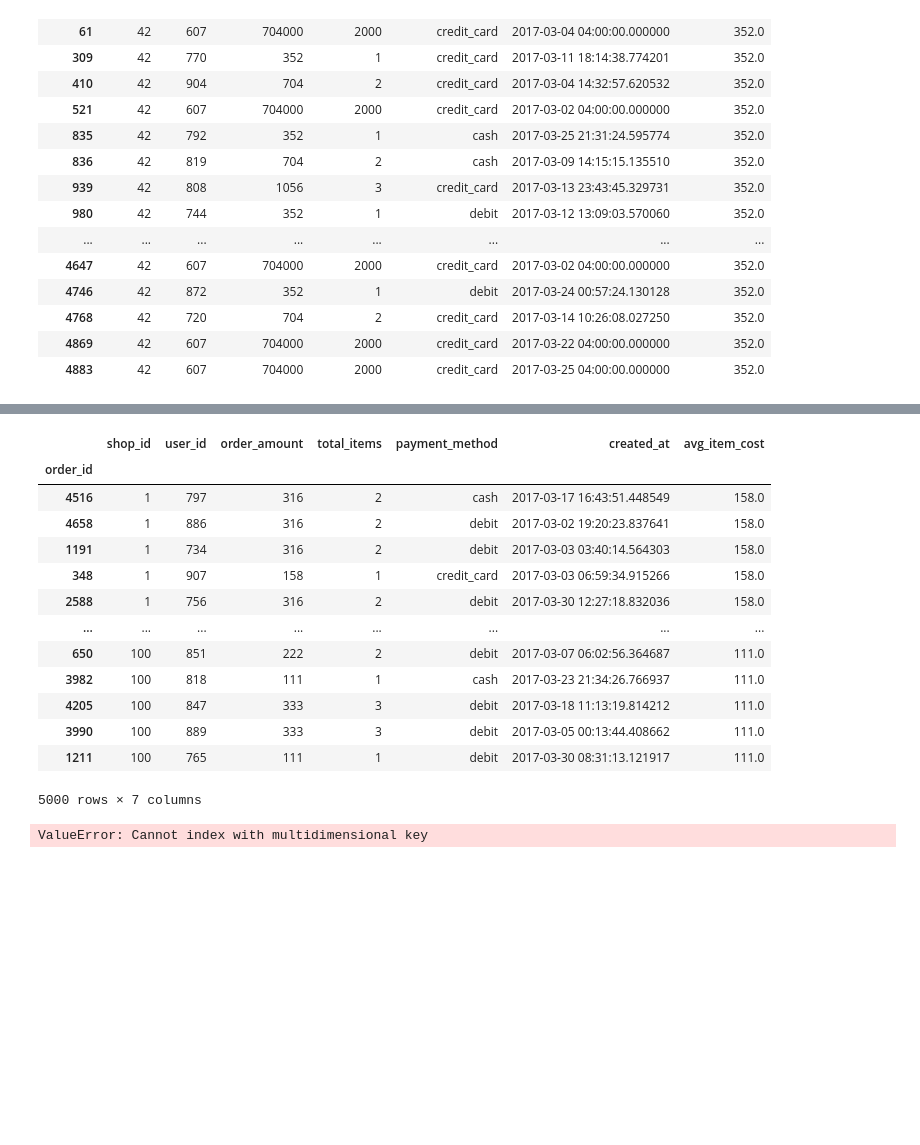
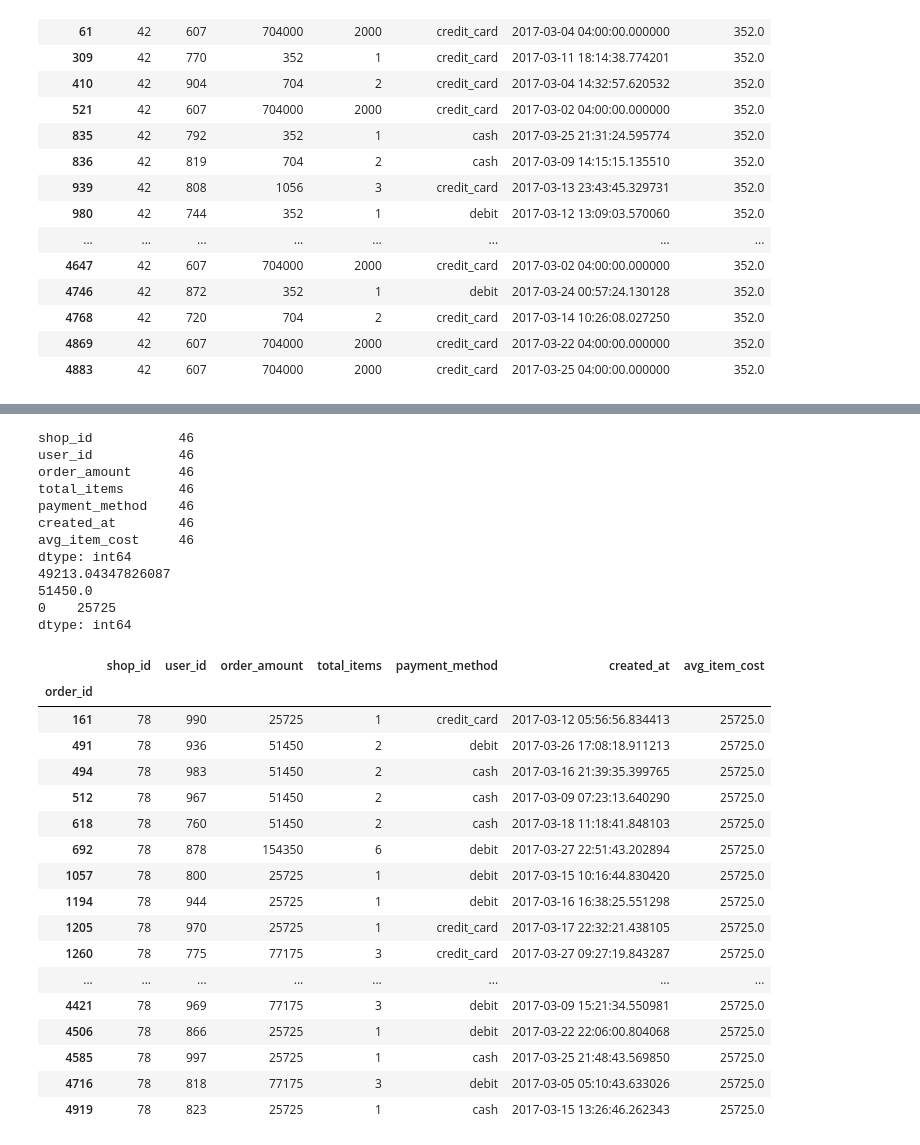
Before and after one commit to smjuni/Shopify_Sneakers, a Jupyter notebook: sneaker_analysis.ipynb, the cells around one changed output, grey strips where cells are left out. Drawn from its saved outputs; the diff is of its cells as text; code cells hidden in the pictures; blank space fills up the shorter version.

```diff
--- a/sneaker_analysis.ipynb
+++ b/sneaker_analysis.ipynb
@@ -210,24 +208,39 @@ df
-# %%
-df_sorted=df.sort_values(by=["shop_id"])
-df_sorted
-# %% [output]
-|  | shop_id | user_id | order_amount | total_items | payment_method | created_at | avg_item_cost |
-| order_id |  |  |  |  |  |  |  |
-| 4516 | 1 | 797 | 316 | 2 | cash | 2017-03-17 16:43:51.448549 | 158.0 |
-| 4658 | 1 | 886 | 316 | 2 | debit | 2017-03-02 19:20:23.837641 | 158.0 |
-| 1191 | 1 | 734 | 316 | 2 | debit | 2017-03-03 03:40:14.564303 | 158.0 |
-| 348 | 1 | 907 | 158 | 1 | credit_card | 2017-03-03 06:59:34.915266 | 158.0 |
-| 2588 | 1 | 756 | 316 | 2 | debit | 2017-03-30 12:27:18.832036 | 158.0 |
-| ... | ... | ... | ... | ... | ... | ... | ... |
-| 650 | 100 | 851 | 222 | 2 | debit | 2017-03-07 06:02:56.364687 | 111.0 |
-| 3982 | 100 | 818 | 111 | 1 | cash | 2017-03-23 21:34:26.766937 | 111.0 |
-| 4205 | 100 | 847 | 333 | 3 | debit | 2017-03-18 11:13:19.814212 | 111.0 |
-| 3990 | 100 | 889 | 333 | 3 | debit | 2017-03-05 00:13:44.408662 | 111.0 |
-| 1211 | 100 | 765 | 111 | 1 | debit | 2017-03-30 08:31:13.121917 | 111.0 |
-5000 rows × 7 columns
-# %%
-df2=df_sorted.loc[df_sorted.groupby(df["shop_id"])].mean()
-# df2=df2.drop(columns=["user_id", "shop_id"])
-df2
-# %% [output]
-ValueError: Cannot index with multidimensional key
+# %%
+#create a store 78 dataframe to investigate the trends at that store.
+store_78_df=df.loc[df["shop_id"]==78]
+print((store_78_df).count())
+print(store_78_df["order_amount"].mean())
+print(store_78_df["order_amount"].median())
+print(store_78_df["order_amount"].mode())
+store_78_df
+# %% [output]
+shop_id           46
+user_id           46
+order_amount      46
+total_items       46
+payment_method    46
+created_at        46
+avg_item_cost     46
+dtype: int64
+49213.04347826087
+51450.0
+0    25725
+dtype: int64
+|  | shop_id | user_id | order_amount | total_items | payment_method | created_at | avg_item_cost |
+| order_id |  |  |  |  |  |  |  |
+| 161 | 78 | 990 | 25725 | 1 | credit_card | 2017-03-12 05:56:56.834413 | 25725.0 |
+| 491 | 78 | 936 | 51450 | 2 | debit | 2017-03-26 17:08:18.911213 | 25725.0 |
+| 494 | 78 | 983 | 51450 | 2 | cash | 2017-03-16 21:39:35.399765 | 25725.0 |
+| 512 | 78 | 967 | 51450 | 2 | cash | 2017-03-09 07:23:13.640290 | 25725.0 |
+| 618 | 78 | 760 | 51450 | 2 | cash | 2017-03-18 11:18:41.848103 | 25725.0 |
+| 692 | 78 | 878 | 154350 | 6 | debit | 2017-03-27 22:51:43.202894 | 25725.0 |
+| 1057 | 78 | 800 | 25725 | 1 | debit | 2017-03-15 10:16:44.830420 | 25725.0 |
+| 1194 | 78 | 944 | 25725 | 1 | debit | 2017-03-16 16:38:25.551298 | 25725.0 |
+| 1205 | 78 | 970 | 25725 | 1 | credit_card | 2017-03-17 22:32:21.438105 | 25725.0 |
+| 1260 | 78 | 775 | 77175 | 3 | credit_card | 2017-03-27 09:27:19.843287 | 25725.0 |
+| ... | ... | ... | ... | ... | ... | ... | ... |
+| 4421 | 78 | 969 | 77175 | 3 | debit | 2017-03-09 15:21:34.550981 | 25725.0 |
+| 4506 | 78 | 866 | 25725 | 1 | debit | 2017-03-22 22:06:00.804068 | 25725.0 |
+| 4585 | 78 | 997 | 25725 | 1 | cash | 2017-03-25 21:48:43.569850 | 25725.0 |
+| 4716 | 78 | 818 | 77175 | 3 | debit | 2017-03-05 05:10:43.633026 | 25725.0 |
+| 4919 | 78 | 823 | 25725 | 1 | cash | 2017-03-15 13:26:46.262343 | 25725.0 |
```
Also changed, not shown: parts of 8 cells of this notebook, 3 other files.
